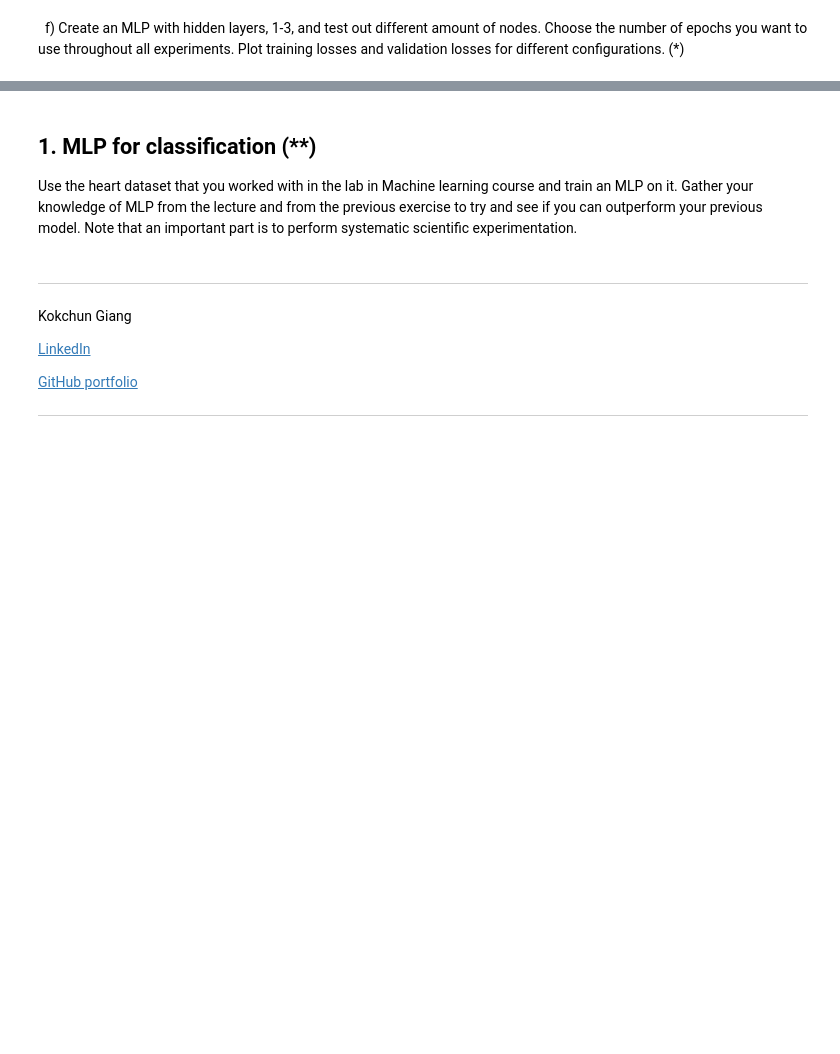
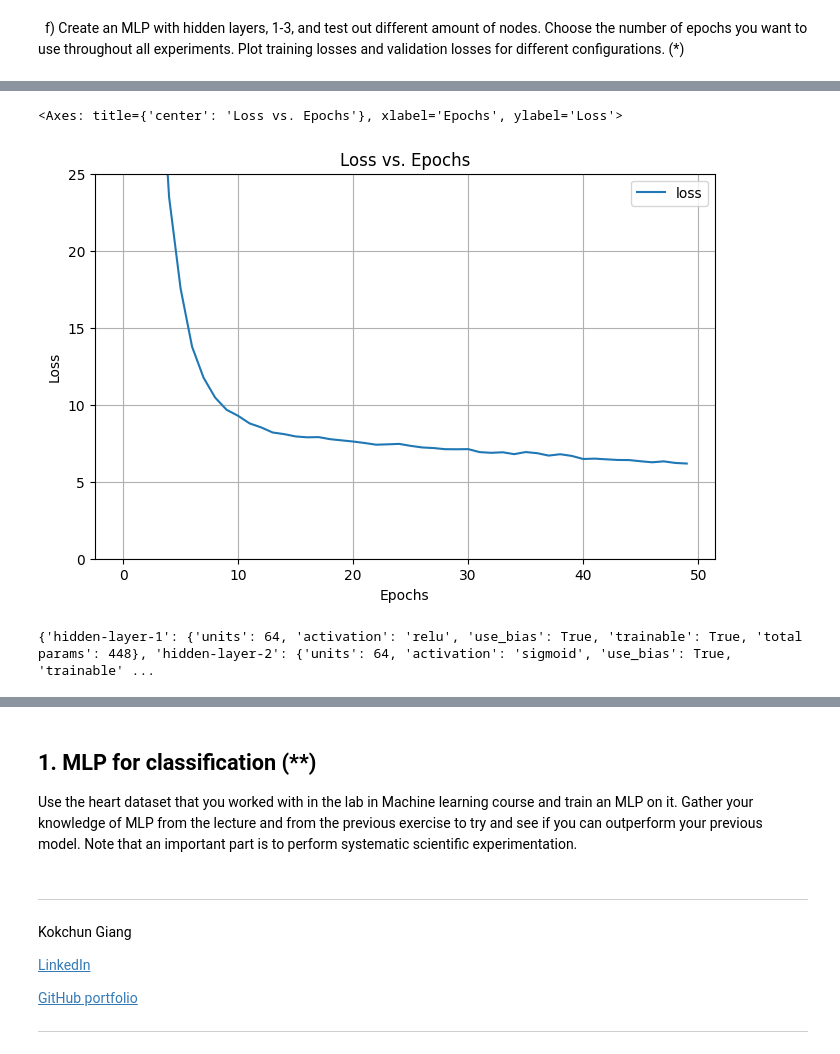
Before and after one commit to dancla240/Deep-Learning-Daniel-Claesson, a Jupyter notebook: E0-MLP.ipynb, the cells around one changed output, grey strips where cells are left out. Saved outputs shown, nothing was run; the diff lists cells and outputs as text; code cells hidden in the pictures; blank space fills up the shorter version.

```diff
--- a/E0-MLP.ipynb
+++ b/E0-MLP.ipynb
@@ -328,0 +343,22 @@ pd.DataFrame(model.history.history).plot(figsize=(8,5), grid=True, title="Loss v
+# %%
+pd.DataFrame(model.history.history).plot(figsize=(8,5), grid=True, title="Loss vs. Epochs", xlabel="Epochs", ylabel="Loss", ylim=(0, 25))
+# %% [output]
+<Axes: title={'center': 'Loss vs. Epochs'}, xlabel='Epochs', ylabel='Loss'>
+[figure, added]
+# %%
+# inspect the model
+model_params ={}
+layers = model.layers
+layers
+for layer in layers:
+    model_params[layer.name] = {
+        "units": layer.units,
+        "activation": layer.activation.__name__,
+        "use_bias": layer.use_bias,
+        "trainable": layer.trainable,
+        "total params": layer.count_params()
+    }
+
+print(model_params)
+# %% [output]
+{'hidden-layer-1': {'units': 64, 'activation': 'relu', 'use_bias': True, 'trainable': True, 'total params': 448}, 'hidden-layer-2': {'units': 64, 'activation': 'sigmoid', 'use_bias': True, 'trainable' ...
```
Also changed, not shown: parts of 18 cells of this notebook.
